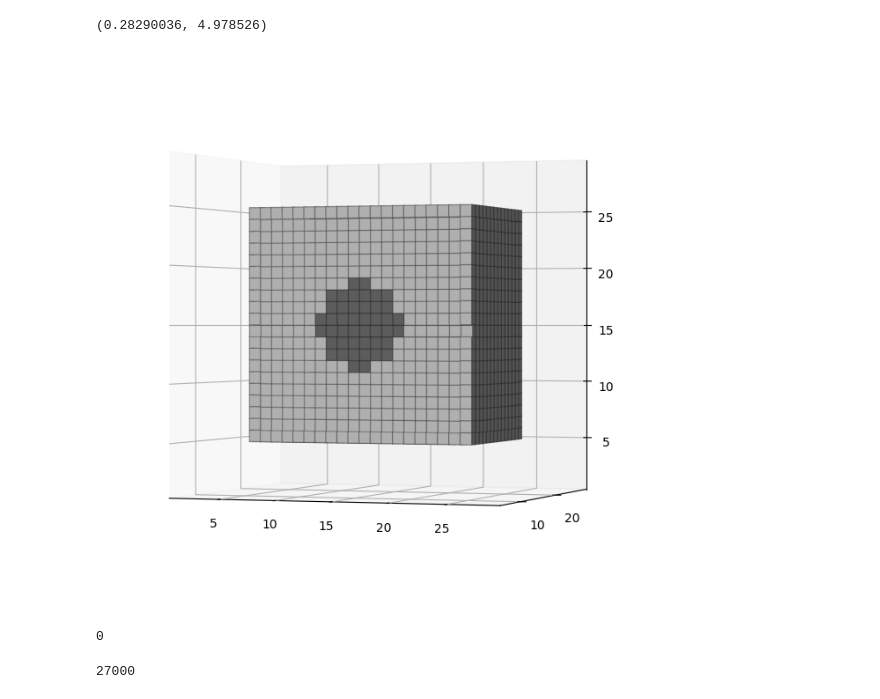
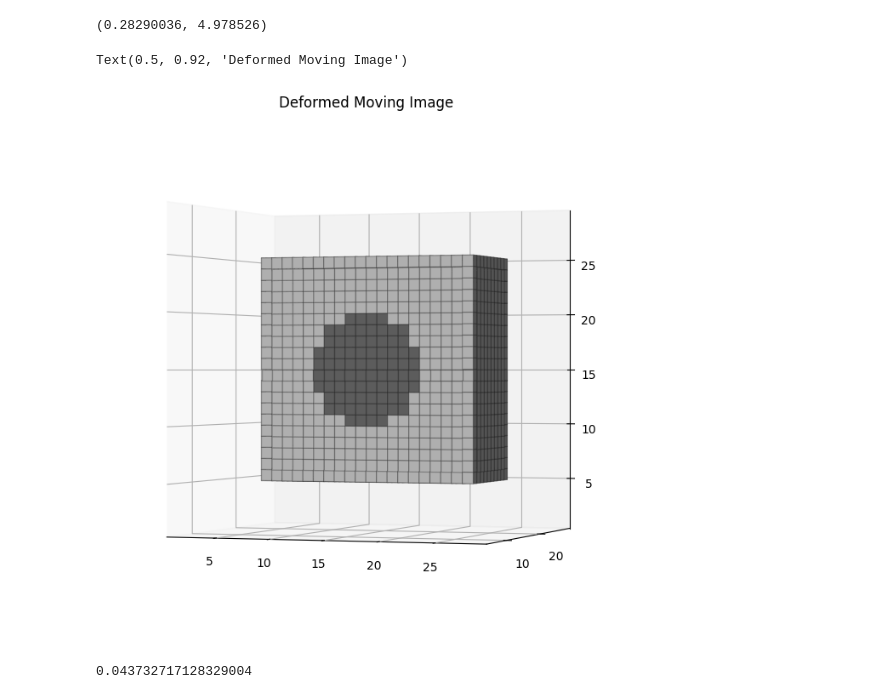
Before and after one commit to joasiee/elastix, a Jupyter notebook: experiments/notebooks/voxels.ipynb, the cells around one changed output. Drawn from its saved outputs; the diff is of its cells as text; code cells hidden in the pictures.

```diff
--- a/experiments/notebooks/voxels.ipynb
+++ b/experiments/notebooks/voxels.ipynb
@@ -321,20 +322,16 @@ moving_deformed = sitk.Resample(moving_image, reference_image, displacement_tran
 deformed = sitk.GetArrayFromImage(moving_deformed)
 deformed = np.swapaxes(deformed, 0, 2)
 sitk.WriteImage(moving_deformed, INSTANCES_SRC / 'synthetic' / 'scans' / '01_Fixed.mhd')
-# %%
-plot_voxels(deformed)
-# %% [output]
-[figure, removed]
-# %%
-for p in np.argwhere(deformed != fixed):
-    print(deformed[tuple(p)] - fixed[tuple(p)])
-print(np.sum(deformed != fixed))
-# %% [output]
-0
-# %%
-np.prod(deformed.shape)
-# %% [output]
-27000
+# %%
+plot_voxels(deformed)
+plt.title("Deformed Moving Image")
+# %% [output]
+Text(0.5, 0.92, 'Deformed Moving Image')
+[figure, added]
+# %%
+bending_energy(dvf)
+# %% [output]
+0.043732717128329004
 # %%
 # # Bending energy calculation using interpolation
 
```
Also changed, not shown: parts of 4 cells of this notebook, 9 other files.
